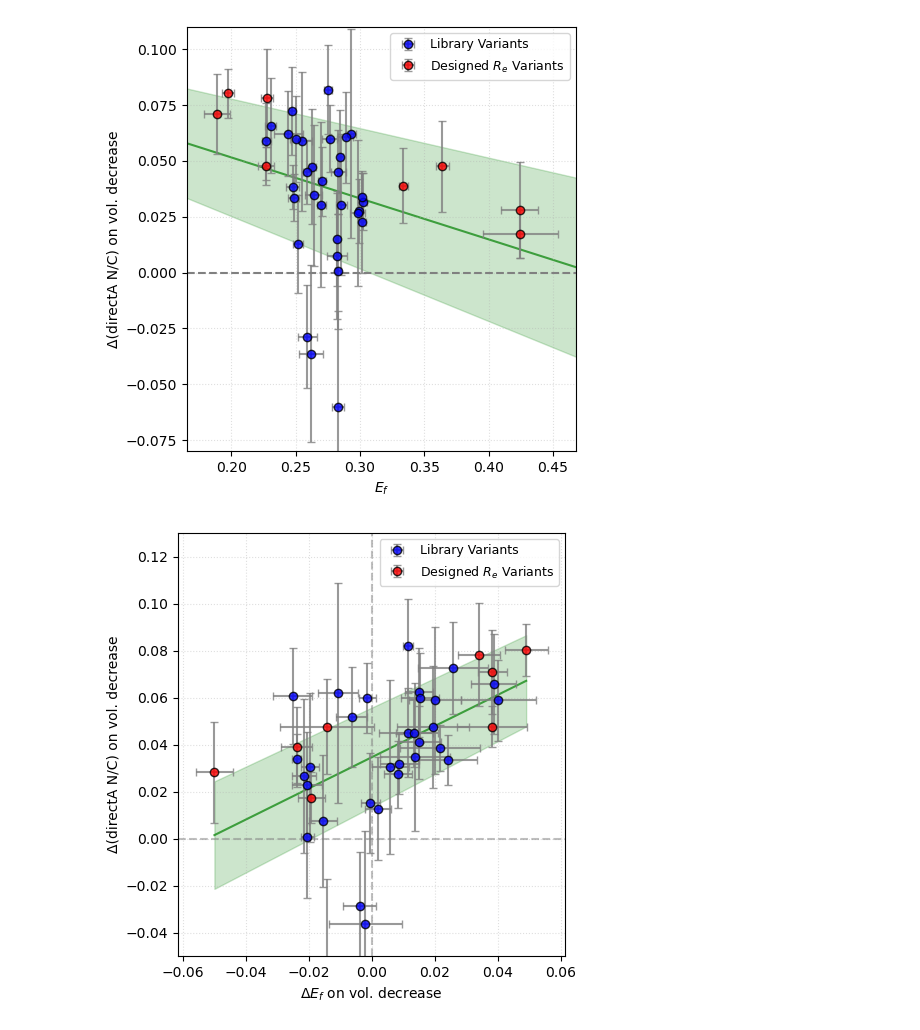
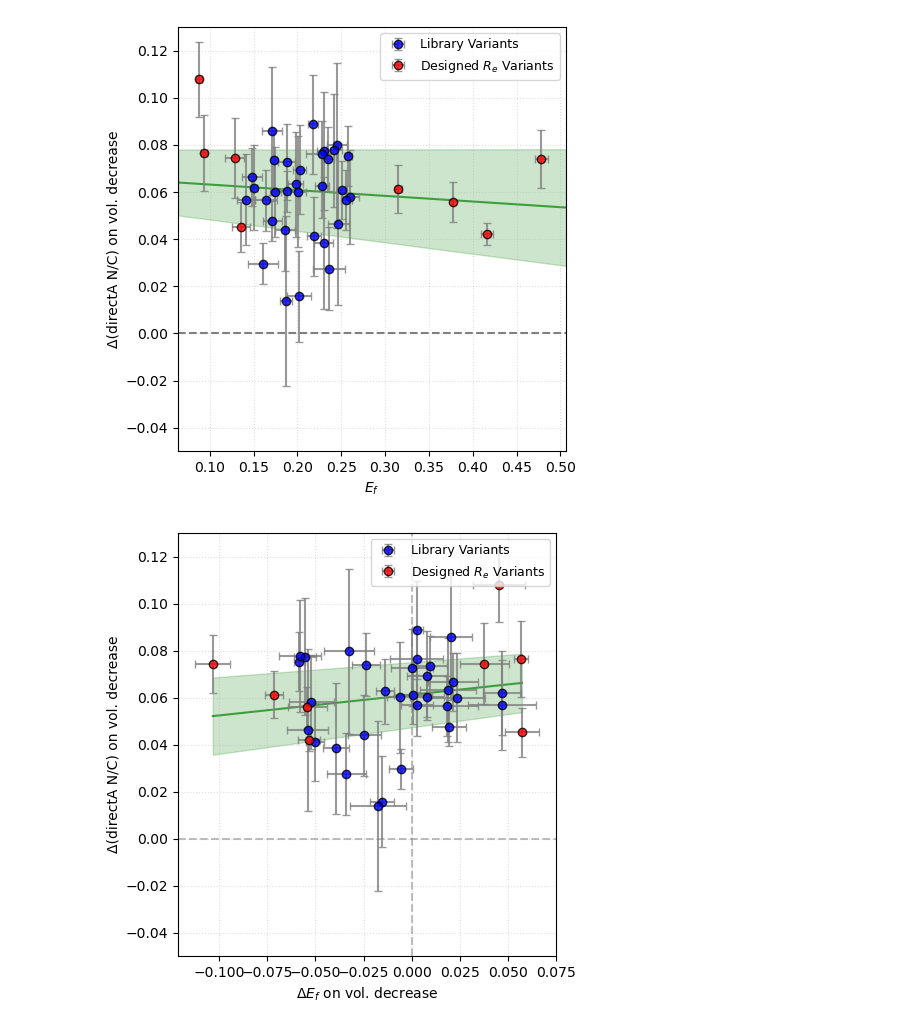
Before and after one commit to sukeniklab/GOOSE_2026, a Jupyter notebook: FRET_data_TB/Fig3_Loc-vs-Ef.ipynb, the cells around one changed output. Drawn from its saved outputs; the diff is of its cells as text; code cells hidden in the pictures.

```diff
--- a/FRET_data_TB/Fig3_Loc-vs-Ef.ipynb
+++ b/FRET_data_TB/Fig3_Loc-vs-Ef.ipynb
@@ -7,3 +7,6 @@ import scipy.stats as sp_stats
 plt.rcParams['svg.fonttype'] = 'none'
 # %%
 df = pd.read_csv('constructs_df.csv', index_col = 0)
+# drop rows where 'construct' contains 'GS'
+df = df[~df['construct'].astype(str).str.contains('GS', na=False)]
+df['construct'] = df['construct'].astype(int)
@@ -162,12 +210,12 @@ plt.tight_layout()
 # %%
 # plot Ef_cell vs directA_N/C_delta with error bars
-mask = df[['Ef_cell', 'Ef_cell_std', 'directA_N/C_delta', 'directA_N/C_delta_std']].notnull().all(axis=1)
+mask = df[['Ef_cell', 'Ef_cell_std', 'directA_N/C_delta_Q9', 'directA_N/C_delta_Q9_std']].notnull().all(axis=1)
 plot_df = df.loc[mask]
 
 x = plot_df['Ef_cell']
-y = plot_df['directA_N/C_delta']
+y = plot_df['directA_N/C_delta_Q9']
 xerr = plot_df['Ef_cell_std']
-yerr = plot_df['directA_N/C_delta_std']
+yerr = plot_df['directA_N/C_delta_Q9_std']
 
 # Create color array based on construct number
 colors = ['red' if construct >= 35 and construct <= 42 else 'blue' for construct in plot_df['construct']]
@@ -231,20 +279,20 @@ ax.grid(True, linestyle=':', alpha=0.4)
 ax.legend(loc='upper right', frameon=True, fontsize=9)
 
 plt.xlim(x_limits[0], x_limits[1])
-plt.ylim(-.08, .11)
+plt.ylim(-.05, .13)
 plt.tight_layout()
-plt.savefig('Figure_graphs/Fig3/Ef_vs_loc_delta.svg')
+#plt.savefig('Figure_graphs/Fig3/Ef_vs_loc_delta.svg')
 # %% [output]
-[figure, old version]
+[figure, new version]
 # %%
 # plot Ef_cell_delta vs directA_N/C_delta with error bars
-mask = df[['Ef_cell_delta', 'Ef_cell_delta_std', 'directA_N/C_delta', 'directA_N/C_delta_std']].notnull().all(axis=1)
+mask = df[['Ef_cell_delta', 'Ef_cell_delta_std', 'directA_N/C_delta_Q9', 'directA_N/C_delta_Q9_std']].notnull().all(axis=1)
 plot_df = df.loc[mask]
 
 x = plot_df['Ef_cell_delta']
-y = plot_df['directA_N/C_delta']
+y = plot_df['directA_N/C_delta_Q9']
 xerr = plot_df['Ef_cell_delta_std']
-yerr = plot_df['directA_N/C_delta_std']
+yerr = plot_df['directA_N/C_delta_Q9_std']
 
 # Create color array based on construct number
 colors = ['red' if construct >= 35 and construct <= 42 else 'blue' for construct in plot_df['construct']]
@@ -284,31 +332,31 @@ t_val = sp_stats.t.ppf(0.975, dof)  # 95% confidence interval
 x_mean = np.mean(x)
 sxx = np.sum((x - x_mean)**2)
 predict_y = slope * x + intercept
 residuals = y - predict_y
 s_resid = np.sqrt(np.sum(residuals**2) / dof)
 
 # Prediction interval (wider at extremes)
 se_line = s_resid * np.sqrt(1/n + (line_x - x_mean)**2 / sxx)
 margin = t_val * se_line
 
 # Shade prediction interval
 ax.fill_between(line_x, line_y - margin, line_y + margin,
                 color='green', alpha=0.2, zorder=0)
 
 ax.axhline(0, linestyle='--', color='gray', alpha=0.5)  # dashed horizontal line at y=0
 ax.axvline(0, linestyle='--', color='gray', alpha=0.5)  # dashed vertical line at x=0
 
 
 ax.set_xlabel('Δ$E_{f}$ on vol. decrease')
 ax.set_ylabel('Δ(directA N/C) on vol. decrease')
 ax.grid(True, linestyle=':', alpha=0.4)
 
 # Add legend to top right
 ax.legend(loc='upper right', frameon=True, fontsize=9)
 
 plt.ylim(-.05, .13)
 
 plt.tight_layout()
 plt.show()
 # %% [output]
-[figure, old version]
+[figure, new version]
```
Also changed, not shown: parts of 3 cells of this notebook, 50 other files.
